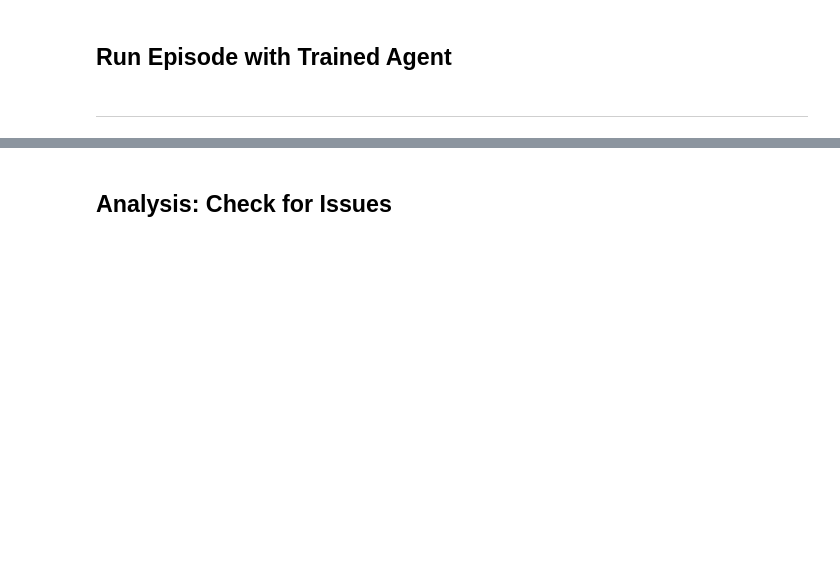
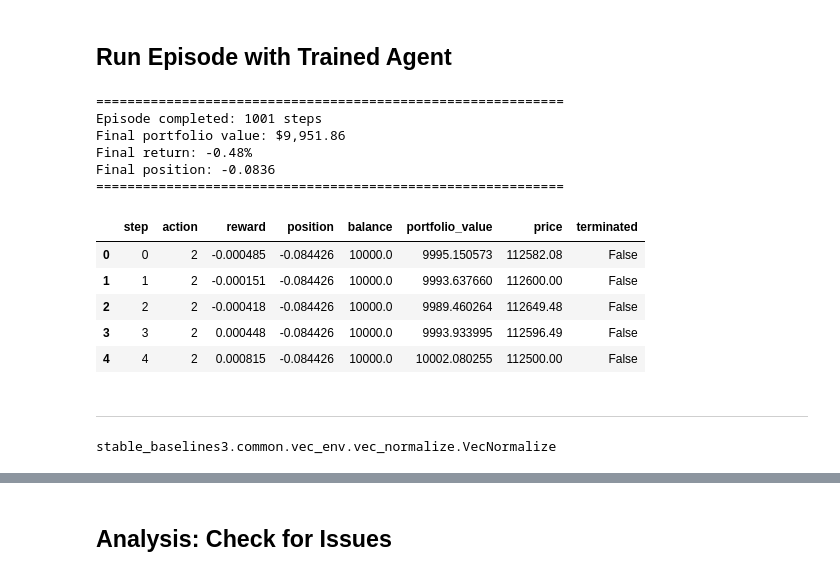
Before and after one commit to dali1981/rl-lab, a Jupyter notebook: notebooks/debug_episode.ipynb, the cells around one changed output, grey strips where cells are left out. Saved outputs shown, nothing was run; the diff lists cells and outputs as text; code cells hidden in the pictures; blank space fills up the shorter version.

```diff
--- a/notebooks/debug_episode.ipynb
+++ b/notebooks/debug_episode.ipynb
@@ -157,12 +217,17 @@ stable_baselines3.a2c.a2c.A2C
+# %%
+
+obs = test_vec_env.reset()
+# obs = test_vec_env.env_method('reset', seed=np.random.randint(0, 10000))[0]
 # %%
-obs = test_env.reset()
 rewards = []
 actions = []
 for i in range(1000):
-    action = test_env.action_space.sample()
-    obs, reward, terminated, truncated, info = test_env.step(action)
-    done = terminated or truncated
+    action = model.predict(obs)
+    obs, done, truncated, info = test_vec_env.step(action)
+    # done = terminated or truncated
     actions.append(action)
     rewards.append(reward)
     if done:
         break
+# %%
+test_vec_env.step(action)
@@ -173,2 +256,15 @@ obs.shape
+# %%
+
+obs = test_env.reset()
+rewards = []
+actions = []
+for i in range(1000):
+    action = test_env.action_space.sample()
+    obs, reward, terminated, truncated, info = test_env.step(action)
+    done = terminated or truncated
+    actions.append(action)
+    rewards.append(reward)
+    if done:
+        break
 # %%
 import math
@@ -234,33 +347,50 @@ def run_agent_episode(vec_env, model):
         if isinstance(reward, np.ndarray):
             reward = reward[0]
 
         # Collect data from unwrapped env
         data['step'].append(step)
         data['action'].append(action)
         data['reward'].append(reward)
         data['position'].append(unwrapped_env.position.size)
         data['balance'].append(unwrapped_env.balance)
         data['portfolio_value'].append(unwrapped_env._get_portfolio_value())
         data['price'].append(unwrapped_env._get_current_price())
         data['terminated'].append(done)
 
         step += 1
 
-        if step > 500:  # Safety limit
+        if step > 1000:  # Safety limit
             break
 
     return pd.DataFrame(data)
 
 # Run episode
 df_agent = run_agent_episode(test_vec_env, model)
 
 print(f"\n{'='*60}")
 print(f"Episode completed: {len(df_agent)} steps")
 print(f"Final portfolio value: ${df_agent['portfolio_value'].iloc[-1]:,.2f}")
 print(f"Final return: {(df_agent['portfolio_value'].iloc[-1] / env_params.initial_balance - 1) * 100:.2f}%")
 print(f"Final position: {df_agent['position'].iloc[-1]:.4f}")
 print(f"{'='*60}")
 
 df_agent.head()
+# %% [output]
+============================================================
+Episode completed: 1001 steps
+Final portfolio value: $9,951.86
+Final return: -0.48%
+Final position: -0.0836
+============================================================
+|  | step | action | reward | position | balance | portfolio_value | price | terminated |
+| 0 | 0 | 2 | -0.000485 | -0.084426 | 10000.0 | 9995.150573 | 112582.08 | False |
+| 1 | 1 | 2 | -0.000151 | -0.084426 | 10000.0 | 9993.637660 | 112600.00 | False |
+| 2 | 2 | 2 | -0.000418 | -0.084426 | 10000.0 | 9989.460264 | 112649.48 | False |
+| 3 | 3 | 2 | 0.000448 | -0.084426 | 10000.0 | 9993.933995 | 112596.49 | False |
+| 4 | 4 | 2 | 0.000815 | -0.084426 | 10000.0 | 10002.080255 | 112500.00 | False |
 # %% [markdown]
 ---
+# %%
+type(test_vec_env) #get_trade_history()
+# %% [output]
+stable_baselines3.common.vec_env.vec_normalize.VecNormalize
```
Also changed, not shown: parts of 26 cells of this notebook, 2 other files.
